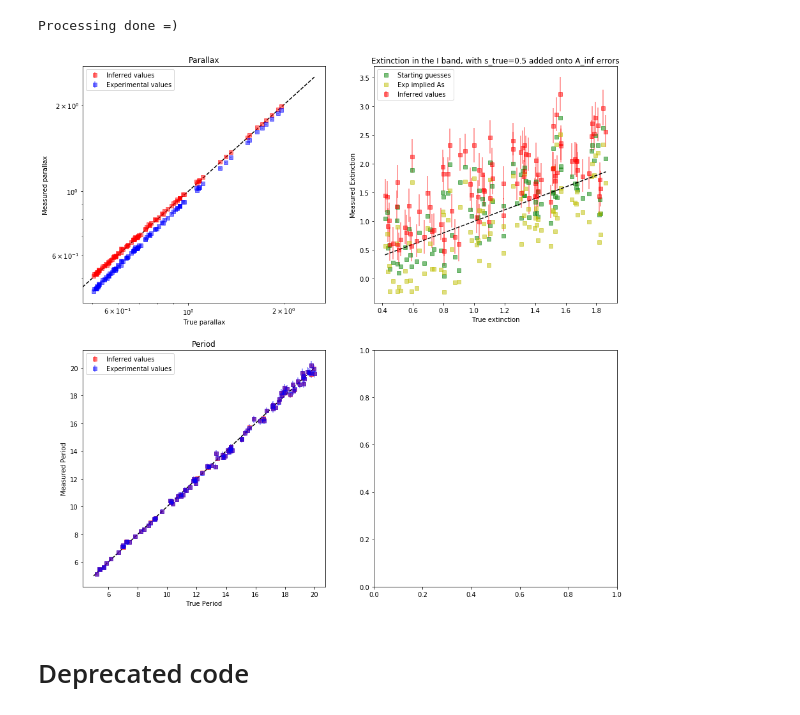
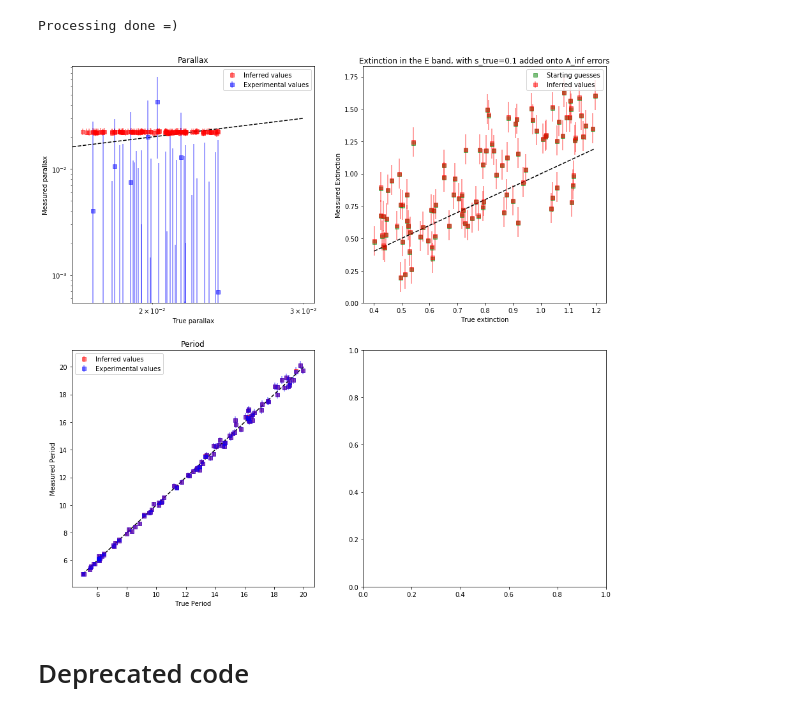
Before and after one commit to vickyscowcroft/bayesian_pl_fitting, a Jupyter notebook: batdog.ipynb, the cells around one changed output. Cells and saved outputs as stored; diff of their text form; code cells hidden in the pictures.

```diff
--- a/batdog.ipynb
+++ b/batdog.ipynb
@@ -275,7 +276,7 @@ def parallax_error_estimator(magnitude, N_stars):
 
 """Parallax"""
 omega_0_true = -0.05  # in mas
-parallax_errors = parallax_error_estimator(data['m_true_I'], N_stars)
+parallax_errors = parallax_error_estimator(data['m_true_I'], N_stars) / 5  # BIG CHEEKY DIVISION HAPPENING
 data['omega_exp'] = (data['omega_true'] + omega_0_true
                      + np.random.normal(loc=0, scale=1, size=N_stars)
                      * parallax_errors)
@@ -852,7 +847,7 @@ def prior_parallax_variables(params, r, ppr, debug):
     # Apply distance prior to main stars
     class_evaluation = ppr.evaluate_multiple_priors(params[r['omega']])
 
-    answer = np.where(class_evaluation < 0, -np.inf, np.log(class_evaluation))
+    answer = np.where(class_evaluation <= 0, -np.inf, np.log(class_evaluation))
 
     if debug:
         debug_output(answer, "prior_parallax_variables")
@@ -1104,10 +1099,14 @@ def create_new_ranges_dict(N_stars, N_binaries, N_bands):
     ranges['a'] = ranges['L'] + 1 + np.arange(N_bands)
     ranges['b'] = ranges['a'][-1] + 1 + np.arange(N_bands)
     ranges['s'] = ranges['b'][-1] + 1 + np.arange(N_bands)
+
+    # Only have a defined binary stars section if we have any in the model. If
+    # not, then we just keep a blank array around for compatibility.
     if N_binaries > 0:
         ranges['omega_B'] = ranges['s'][-1] + 1 + np.arange(N_binaries)
         ranges['omega'] = ranges['omega_B'][-1] + 1 + np.arange(N_stars)
     else:
+        ranges['omega_B'] = []
         ranges['omega'] = ranges['s'][-1] + 1 + np.arange(N_stars)
     ranges['P'] = ranges['omega'][-1] + 1 + np.arange(N_stars)
     ranges['A'] = ranges['P'][-1] + 1 + np.arange(N_stars*N_bands)
@@ -1286,9 +1285,19 @@ def function_to_minimise(omega, an_ID, starting_guess, ranges, data):
     # Pop the singular parallax on the end of a position vector
     params = np.append(starting_guess, omega)
 
-    return -1 * (np.sum(parallax_prior_repo.evaluate_a_single_prior(an_ID,
-                                                                   omega))
-                 + likelihood_parallax_variables(params, ranges, data, False))
+    # Get the parallax prior value from the parallax prior repo
+    a_parallax_prior = parallax_prior_repo.evaluate_a_single_prior(an_ID,
+                                                                      omega)
+    # Take the log of the parallax prior only if it's greater than 0
+    if a_parallax_prior > 0:
+        a_parallax_prior = np.log(a_parallax_prior)
+    else:
+        a_parallax_prior = -np.inf
+
+    # Return the sum of all the different ways in which the parallax
+    # can be maximised
+    return -1 * (a_parallax_prior + np.sum(likelihood_parallax_variables(
+                                                params, ranges, data, False)))
 
 # Keep a list of all the parallaxes that get through this step
 omega_success_maximised = np.array([]).astype('int64')
@@ -2169,16 +2058,16 @@ ax[0][0].errorbar(data['omega_true'], data['omega_exp'],
                   yerr=data['omega_sigma'],
                   fmt='sb', label='Experimental values', alpha=0.5
                  )
-ax[0][0].plot([0, 2.5], [0, 2.5], 'k--')
+ax[0][0].plot([0, 0.03], [0, 0.03], 'k--')
 ax[0][0].set_xlabel('True parallax')
 ax[0][0].set_ylabel('Measured parallax')
 ax[0][0].legend()
 
 
 # Extinction
-band = 'I'
+band = 'E'
 band_number = band_names.index(band)
-band_s = s_true[band_number] * 0  # MAXIMUM CHEEKY x0 GOING ON HERE SHEEPLE
+band_s = s_true[band_number]
 inf_error = np.array([np.array(data['A_inf_' + band]
                                - data['A_inf_' + band + '_l']) + band_s,
                       np.array(data['A_inf_' + band + '_u']
@@ -2199,11 +2088,11 @@ ax[0][1].plot(data['A_true_' + band],
                                          :(band_number+1) * N_good]],
               'sg', label='Starting guesses', alpha=0.5)
 
-ax[0][1].plot(data['A_true_' + band],
-              data['m_exp_' + band]
-              - a_true[band_number] * np.log10(data['P_exp'])
-              - b_true[band_number] + 5*np.log10(data['omega_exp']-0.05) -10,
-              'sy', label='Exp implied As', alpha=0.5)
+#ax[0][1].plot(data['A_true_' + band],
+#              data['m_exp_' + band]
+#              - a_true[band_number] * np.log10(data['P_exp'])
+#              - b_true[band_number] + 5*np.log10(data['omega_exp']-0.05) -10,
+#              'sy', label='Exp implied As', alpha=0.5)
 
 #ax[0][1].plot(data['A_true_' + band],
 #              data['m_true_' + band]
@@ -2216,34 +2105,34 @@ xmin = data['A_true_' + band].min()
 xmax = data['A_true_' + band].max()
 
 ax[0][1].plot([xmin, xmax], [xmin, xmax], 'k--')
 ax[0][1].set_xlabel('True extinction')
 ax[0][1].set_ylabel('Measured Extinction')
 ax[0][1].legend()
 
 
 # Period
 inf_error = np.array([np.array(data['P_inf'] - data['P_inf_l']),
                       np.array(data['P_inf_u'] - data['P_inf'])])
 inf_error = np.where(np.isfinite(inf_error), inf_error, 0)
 
 ax[1][0].set_title('Period')
 ax[1][0].errorbar(data['P_true'], data['P_inf'],
                   yerr=inf_error,
                   fmt='sr', label='Inferred values', alpha=0.5
                  )
 ax[1][0].errorbar(data['P_true'], data['P_exp'],
                   yerr=data['P_sigma'],
                   fmt='sb', label='Experimental values', alpha=0.5
                  )
 ax[1][0].plot([5, 20], [5, 20], 'k--')
 ax[1][0].set_xlabel('True Period')
 ax[1][0].set_ylabel('Measured Period')
 ax[1][0].legend()
 
 
 plt.show()
 # %% [output]
-[figure, old version]
+[figure, new version]
 # %% [markdown]
 # Deprecated code
 # %% [markdown]
```
Also changed, not shown: parts of 20 cells of this notebook, 14 other files.
